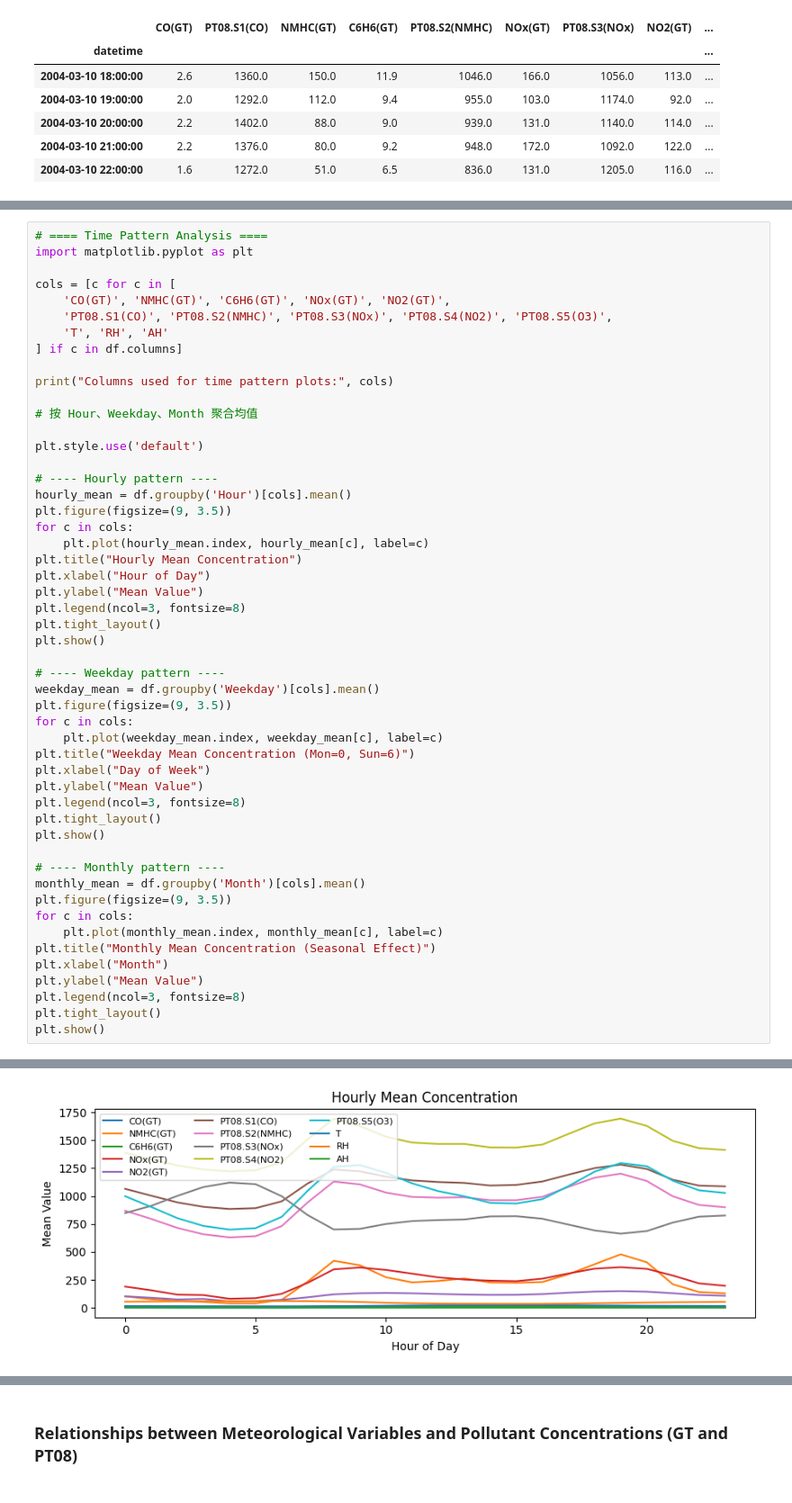
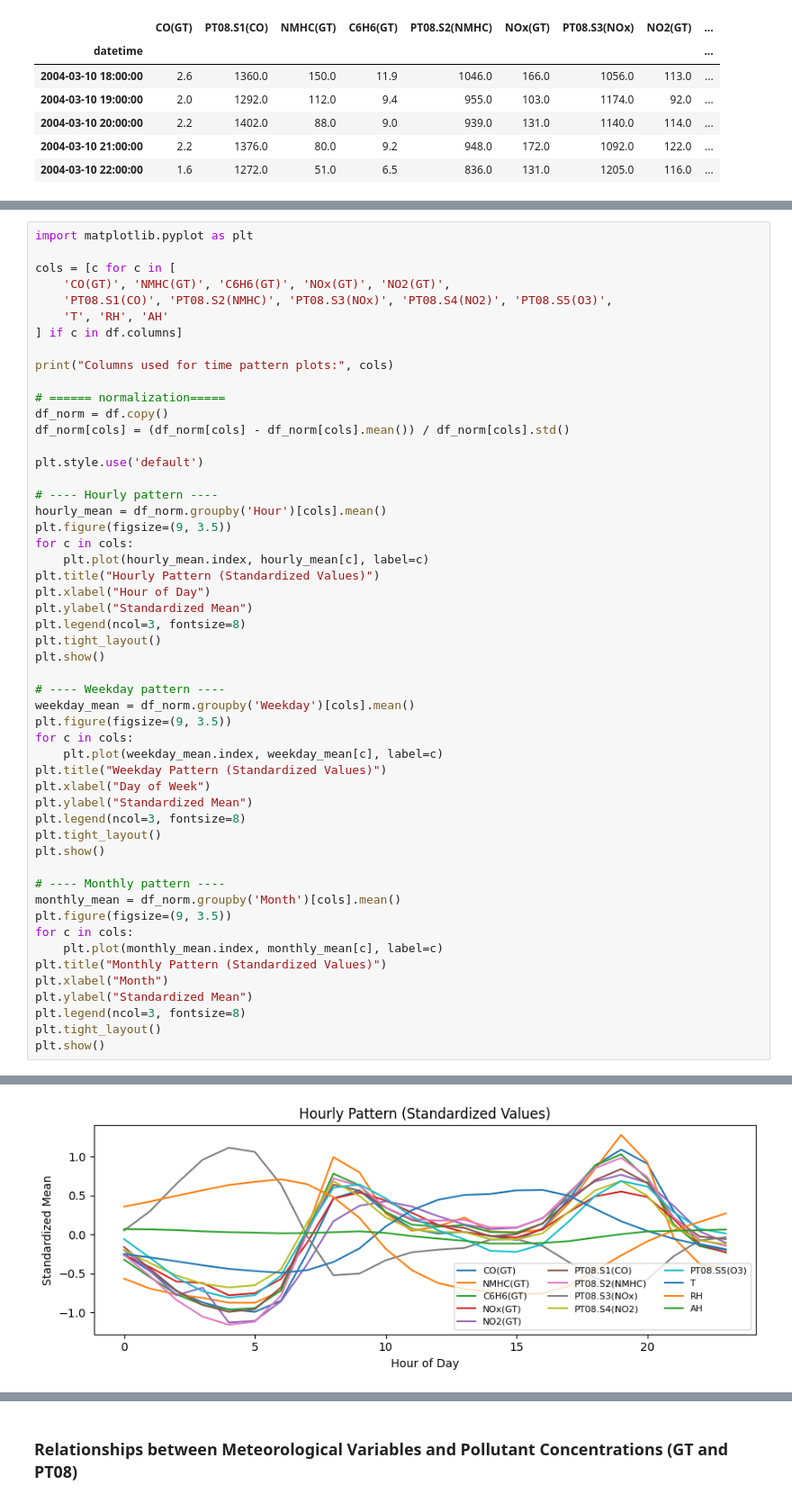
Before and after one commit to EchoAlexWA/COMP9417-Project, a Jupyter notebook: notebook/airQuality_EDA_and_Preprocessing.ipynb, the cells around one changed output, grey strips where cells are left out. Shown at 90% size. Saved outputs shown, nothing was run; the diff lists cells and outputs as text.

Commit message:
Add z-score normalization for pollutant time pattern plots

```diff
--- a/notebook/airQuality_EDA_and_Preprocessing.ipynb
+++ b/notebook/airQuality_EDA_and_Preprocessing.ipynb
@@ -179,5 +179,4 @@ Derived time features added.
 # %%
-# ==== Time Pattern Analysis ====
 import matplotlib.pyplot as plt
 
 cols = [c for c in [
@@ -188,45 +187,47 @@ cols = [c for c in [
 
 print("Columns used for time pattern plots:", cols)
 
-# 按 Hour、Weekday、Month 聚合均值
+# ====== normalization=====
+df_norm = df.copy()
+df_norm[cols] = (df_norm[cols] - df_norm[cols].mean()) / df_norm[cols].std()
 
 plt.style.use('default')
 
 # ---- Hourly pattern ----
-hourly_mean = df.groupby('Hour')[cols].mean()
+hourly_mean = df_norm.groupby('Hour')[cols].mean()
 plt.figure(figsize=(9, 3.5))
 for c in cols:
     plt.plot(hourly_mean.index, hourly_mean[c], label=c)
-plt.title("Hourly Mean Concentration")
+plt.title("Hourly Pattern (Standardized Values)")
 plt.xlabel("Hour of Day")
-plt.ylabel("Mean Value")
+plt.ylabel("Standardized Mean")
 plt.legend(ncol=3, fontsize=8)
 plt.tight_layout()
 plt.show()
 
 # ---- Weekday pattern ----
-weekday_mean = df.groupby('Weekday')[cols].mean()
+weekday_mean = df_norm.groupby('Weekday')[cols].mean()
 plt.figure(figsize=(9, 3.5))
 for c in cols:
     plt.plot(weekday_mean.index, weekday_mean[c], label=c)
-plt.title("Weekday Mean Concentration (Mon=0, Sun=6)")
+plt.title("Weekday Pattern (Standardized Values)")
 plt.xlabel("Day of Week")
-plt.ylabel("Mean Value")
+plt.ylabel("Standardized Mean")
 plt.legend(ncol=3, fontsize=8)
 plt.tight_layout()
 plt.show()
 
 # ---- Monthly pattern ----
-monthly_mean = df.groupby('Month')[cols].mean()
+monthly_mean = df_norm.groupby('Month')[cols].mean()
 plt.figure(figsize=(9, 3.5))
 for c in cols:
     plt.plot(monthly_mean.index, monthly_mean[c], label=c)
-plt.title("Monthly Mean Concentration (Seasonal Effect)")
+plt.title("Monthly Pattern (Standardized Values)")
 plt.xlabel("Month")
-plt.ylabel("Mean Value")
+plt.ylabel("Standardized Mean")
 plt.legend(ncol=3, fontsize=8)
 plt.tight_layout()
 plt.show()
 # %% [output]
 Columns used for time pattern plots: ['CO(GT)', 'NMHC(GT)', 'C6H6(GT)', 'NOx(GT)', 'NO2(GT)', 'PT08.S1(CO)', 'PT08.S2(NMHC)', 'PT08.S3(NOx)', 'PT08.S4(NO2)', 'PT08.S5(O3)', 'T', 'RH', 'AH']
-[figure, old version]
+[figure, new version]
```
Also changed, not shown: parts of 2 cells of this notebook.
